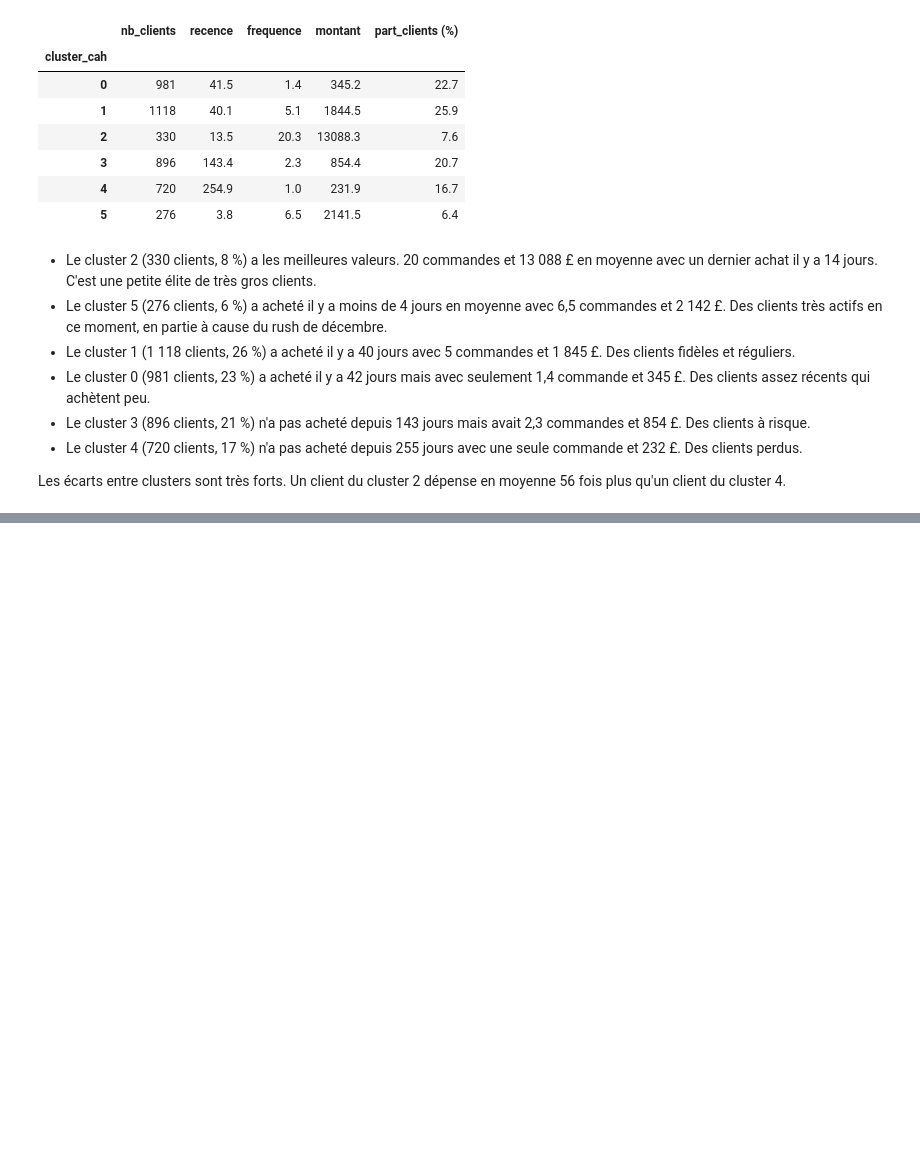
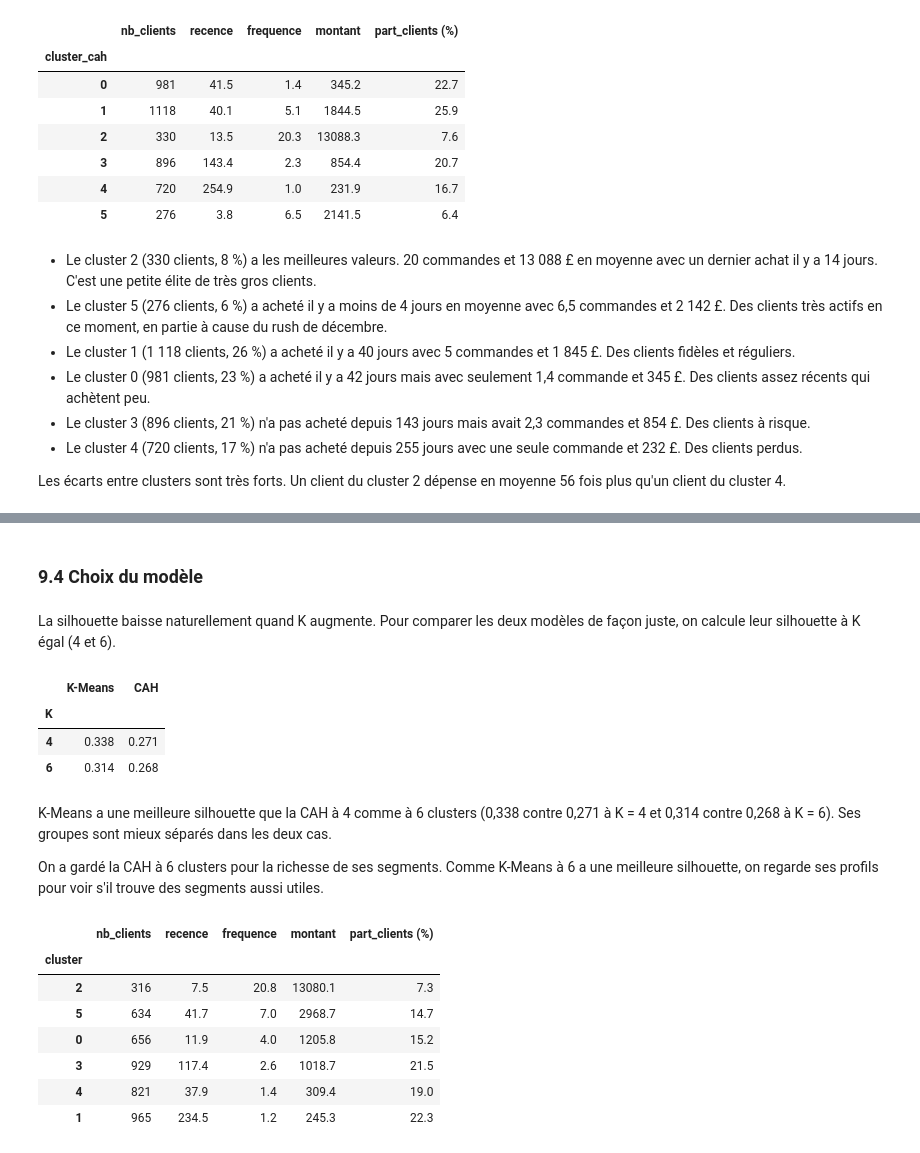
Before and after one commit to Zohair69/globalshop-rfm, a Jupyter notebook: notebooks/online_retail_clustering_rfm.ipynb, the cells around one changed output, grey strips where cells are left out. Drawn from its saved outputs; the diff is of its cells as text; code cells hidden in the pictures; blank space fills up the shorter version.

```diff
--- a/notebooks/online_retail_clustering_rfm.ipynb
+++ b/notebooks/online_retail_clustering_rfm.ipynb
@@ -1518,0 +1622,50 @@ Les écarts entre clusters sont très forts. Un client du cluster 2 dépense en
+# %% [markdown]
+### 9.4 Choix du modèle
+# %% [markdown]
+La silhouette baisse naturellement quand K augmente. Pour comparer les deux modèles de façon juste, on calcule leur silhouette à K égal (4 et 6).
+# %%
+# Silhouette des deux modèles à K = 4 et K = 6 pour les comparer à nombre de clusters égal
+scores = []
+
+for k in [4, 6]:
+    labels_km = KMeans(n_clusters=k, init="k-means++", n_init=20, max_iter=300, random_state=42).fit_predict(rfm_scaled)
+    labels_cah = AgglomerativeClustering(n_clusters=k, linkage="ward").fit_predict(rfm_scaled)
+    scores.append({
+        "K": k,
+        "K-Means": round(silhouette_score(rfm_scaled, labels_km), 3),
+        "CAH": round(silhouette_score(rfm_scaled, labels_cah), 3)
+    })
+
+pd.DataFrame(scores).set_index("K")
+# %% [output]
+|  | K-Means | CAH |
+| K |  |  |
+| 4 | 0.338 | 0.271 |
+| 6 | 0.314 | 0.268 |
+# %% [markdown]
+K-Means a une meilleure silhouette que la CAH à 4 comme à 6 clusters (0,338 contre 0,271 à K = 4 et 0,314 contre 0,268 à K = 6). Ses groupes sont mieux séparés dans les deux cas.
+
+On a gardé la CAH à 6 clusters pour la richesse de ses segments. Comme K-Means à 6 a une meilleure silhouette, on regarde ses profils pour voir s'il trouve des segments aussi utiles.
+# %%
+# Profils de K-Means à 6 clusters, avec les vraies valeurs, pour les comparer à ceux de la CAH
+kmeans_6 = KMeans(n_clusters=6, init="k-means++", n_init=20, max_iter=300, random_state=42)
+labels_km6 = kmeans_6.fit_predict(rfm_scaled)
+
+lecture_km6 = rfm.assign(cluster=labels_km6).groupby("cluster").agg(
+    nb_clients=("recence", "size"),
+    recence=("recence", "mean"),
+    frequence=("frequence", "mean"),
+    montant=("montant", "mean")
+).round(1)
+
+lecture_km6["part_clients (%)"] = (lecture_km6["nb_clients"] / len(rfm) * 100).round(1)
+lecture_km6.sort_values("montant", ascending=False)
+# %% [output]
+|  | nb_clients | recence | frequence | montant | part_clients (%) |
+| cluster |  |  |  |  |  |
+| 2 | 316 | 7.5 | 20.8 | 13080.1 | 7.3 |
+| 5 | 634 | 41.7 | 7.0 | 2968.7 | 14.7 |
+| 0 | 656 | 11.9 | 4.0 | 1205.8 | 15.2 |
+| 3 | 929 | 117.4 | 2.6 | 1018.7 | 21.5 |
+| 4 | 821 | 37.9 | 1.4 | 309.4 | 19.0 |
+| 1 | 965 | 234.5 | 1.2 | 245.3 | 22.3 |
```
Also changed, not shown: parts of 17 cells of this notebook.
